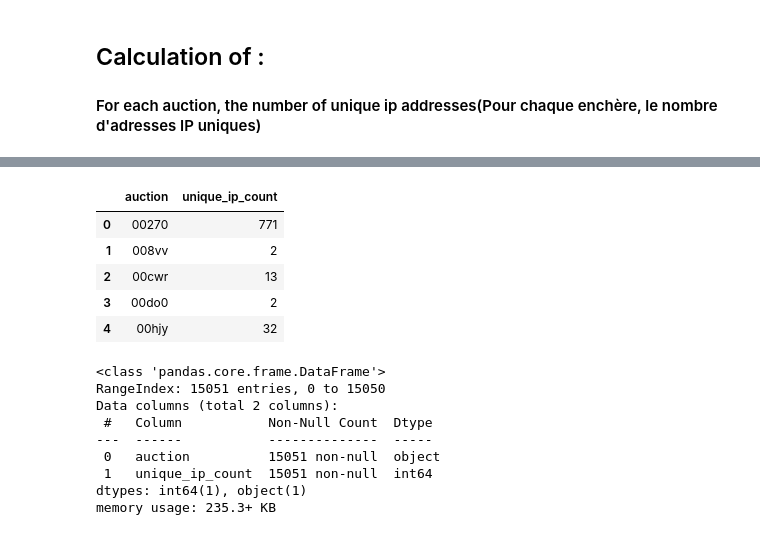
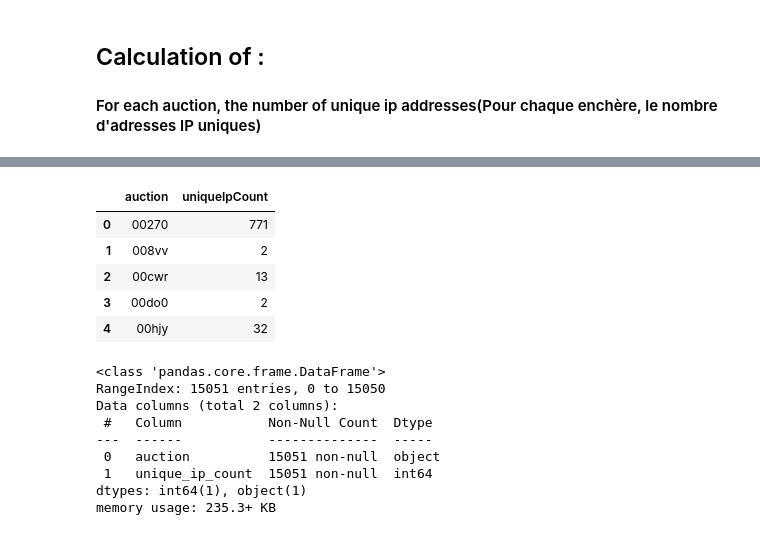
Before and after one commit to Tsila203/Tsila203-data-analysis-train--Tsilavo-, a Jupyter notebook: facebook.ipynb, the cells around one changed output, grey strips where cells are left out. Saved outputs shown, nothing was run; the diff lists cells and outputs as text; code cells hidden in the pictures.

```diff
--- a/facebook.ipynb
+++ b/facebook.ipynb
@@ -74,8 +74,8 @@ dtype: int64
 #### For each auction, the number of unique ip addresses(Pour chaque enchère, le nombre d'adresses IP uniques)
 # %%
 # Regroupement des colonnes a utilisé
-unique_ip = dataBid.groupby('auction')['ip'].nunique().reset_index()
-unique_ip.columns = ['auction', 'unique_ip_count'] # Creation des nouveaux noms des colonnes
-print(unique_ip)
-unique_ip.head()
+uniqueIp = dataBid.groupby('auction')['ip'].nunique().reset_index()
+uniqueIp.columns = ['auction', 'uniqueIpCount'] # Creation des nouveaux noms des colonnes
+print(uniqueIp)
+uniqueIp.head()
 # %% [output]
@@ -94,6 +94,6 @@ unique_ip.head()
 
 [15051 rows x 2 columns]
-|  | auction | unique_ip_count |
+|  | auction | uniqueIpCount |
 | 0 | 00270 | 771 |
 | 1 | 008vv | 2 |
 | 2 | 00cwr | 13 |
```
Also changed, not shown: parts of 13 cells of this notebook.
